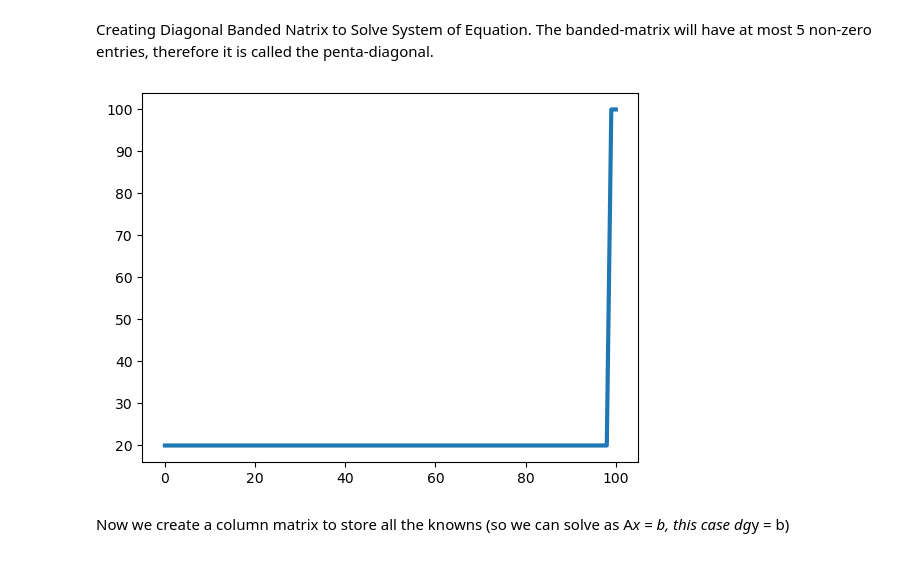
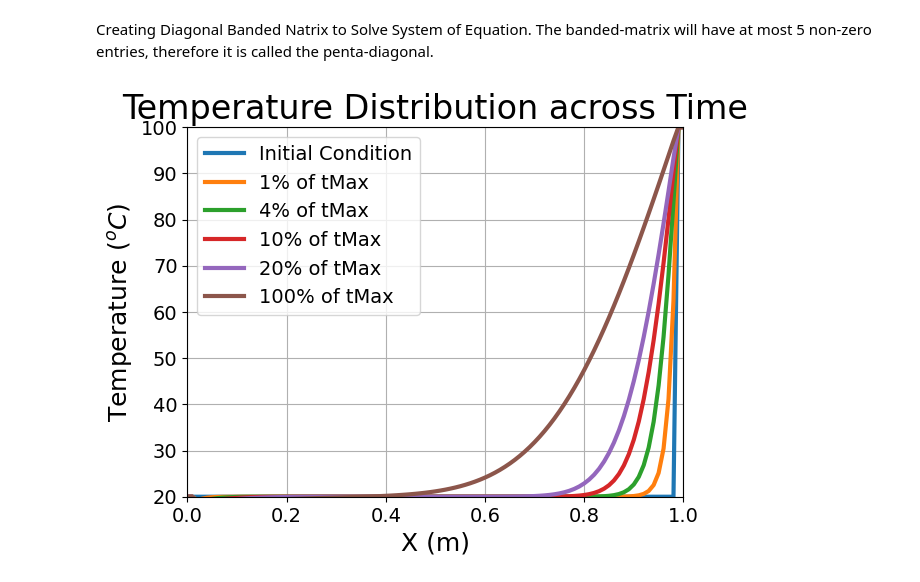
Before and after one commit to MuhammadUtoro/Numerical-Analysis, a Jupyter notebook: diag_matrix.ipynb, the cells around one changed output. Saved outputs shown, nothing was run; the diff lists cells and outputs as text; code cells hidden in the pictures.

Commit message:
plotting error and possibly not quite right approach

```diff
--- a/diag_matrix.ipynb
+++ b/diag_matrix.ipynb
@@ -12,38 +12,63 @@ import matplotlib.pyplot as plt
 T1 = 20
 Tmax = 100
 numX = 101
-x = np.linspace(0,100,numX)
+x = np.linspace(0,1,numX)
 y = np.ones(x.shape)*T1
 y[0] = T1
 y[1] = T1
 y[-2] = Tmax
 y[-1] = Tmax
 alpha = 0.2
 deltaT = 0.1
-C = alpha*deltaT/12*(deltaT*deltaT)
+C = alpha*deltaT/(12*(deltaT)**2)
 time = 0
 time_max = 10
 count = 0
 plt.plot(x,y,'-', label='Initial Condition',linewidth=3)
 numTimeSteps = (np.rint(time_max/deltaT)).astype(int)
 pausePercentages = np.array([1,4,10,20,100])
 pauseTimeSteps = np.rint(numTimeSteps*0.01*pausePercentages).astype(int)
 
 dg = [] # Prealocating matrix to store the values for solving system of linear equation
 dg = np.empty(shape=(numX-4, numX-4)) # Create the penta-diagonal matrix with the size of numX-4, since we have 2 BCs on both ends
 dg.fill(0)
 for idx in range(0, numX-4):
     dg[idx][idx] = 1+30*C
     if idx+2 <= numX-5:
         dg[idx][idx+2] = C
     if idx+1 <= numX-5:
         dg[idx][idx+1] = -16*C
     if idx-1 >= 0:
         dg[idx][idx-1] = -16*C
     if idx-2 >= 0:
         dg[idx][idx-2] = C
 b = np.zeros(shape=(numX-4,1)) # Create zero entry matrix to store the known variables
+
+# We iterate from t=0 to tMax
+while time < time_max:
+    yOld = np.copy(y)
+    b = yOld[2:-2]
+    b[0] = b[0] - C*yOld[0] - C*yOld[0] + 16*C*yOld[1]
+    b[1] = b[1] - C*yOld[1]
+    b[-2] = b[-2] - C*yOld[-2]
+    b[-1] = b[-1] - C*yOld[-1] + 16*C*yOld[-2]
+    y[2:-2] = (np.linalg.inv(dg).dot(np.array([b]).T)).T
+    # y[2:-2] = (np.linalg.inv(dg).dot(b))
+    time = time + deltaT
+    count = count + 1
+    if count in pauseTimeSteps:
+        index = np.where(pauseTimeSteps == count)
+        plt.plot(x,y,'-', label='%s%% of tMax' %pausePercentages[index][0],linewidth=3)\
+
+plt.title('Temperature Distribution across Time', fontsize=24)
+plt.xlim(0,1)
+plt.xticks(fontsize=14)
+plt.ylim(T1,Tmax)
+plt.yticks(fontsize=14)
+plt.grid()
+plt.ylabel('Temperature ($^{o}C$)', fontsize=18, loc='center',rotation=90)
+plt.xlabel('X (m)', fontsize=18)
+plt.legend(prop={'size': 14})
+plt.show(block=True)
 # %% [output]
-[figure, old version]
+[figure, new version]
-# %% [markdown]
-Now we create a column matrix to store all the knowns (so we can solve as A*x = b, this case dg*y = b)
```
Also changed, not shown: parts of 1 cell of this notebook.
